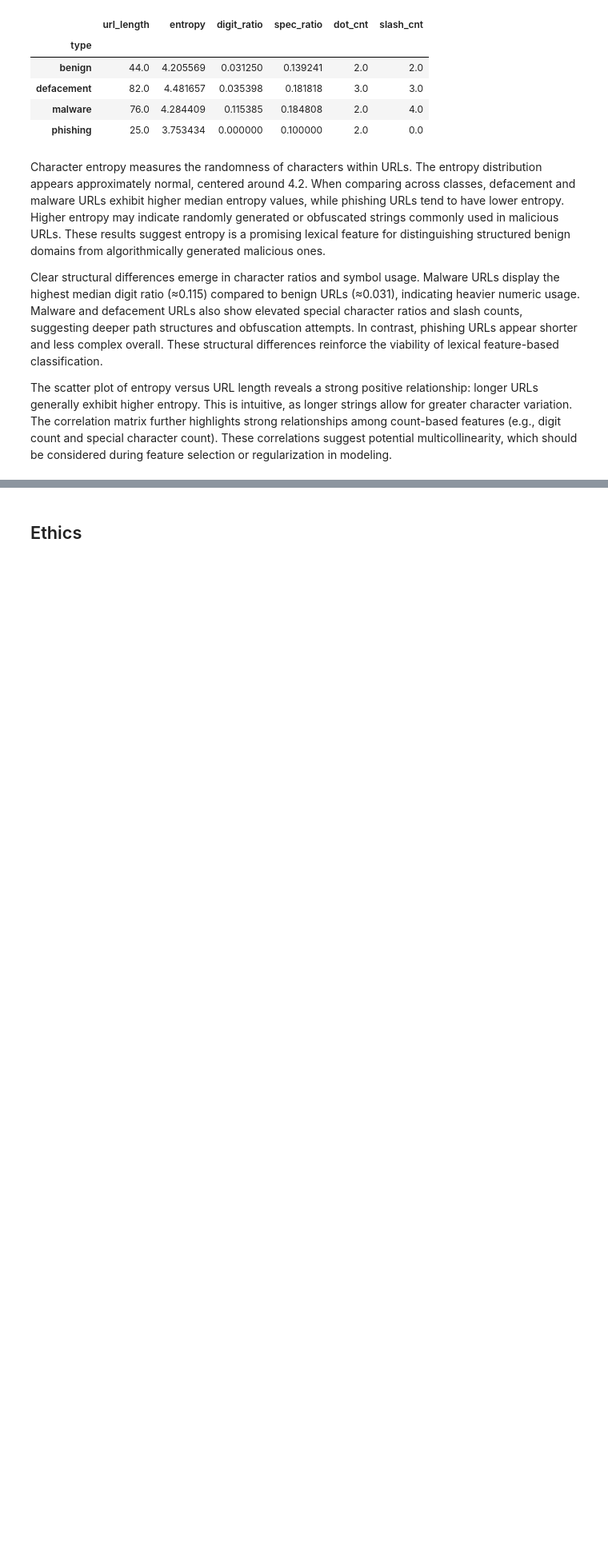
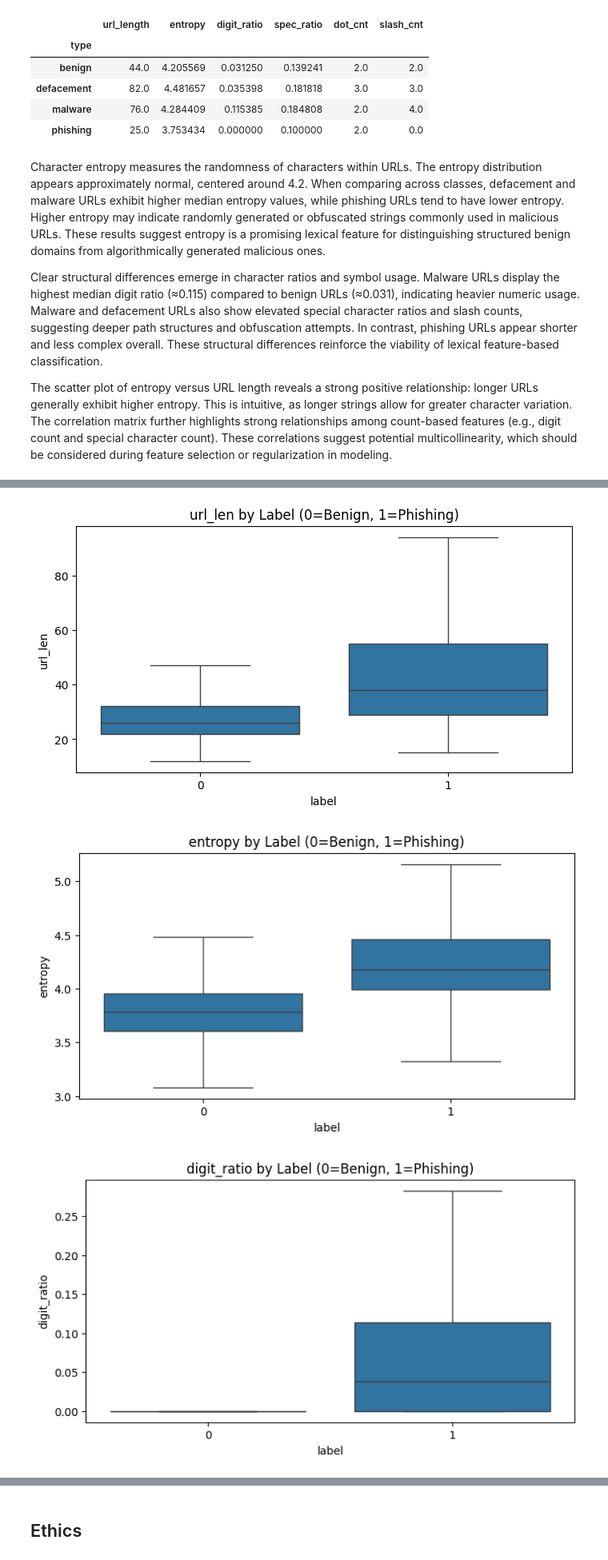
Before and after one commit to COGS108/Group132_WI26, a Jupyter notebook: 02-EDACheckpoint.ipynb, the cells around one changed output, grey strips where cells are left out. Shown at 80% size. Saved outputs shown, nothing was run; the diff lists cells and outputs as text; code cells hidden in the pictures; blank space fills up the shorter version.

```diff
--- a/02-EDACheckpoint.ipynb
+++ b/02-EDACheckpoint.ipynb
@@ -704,0 +780,17 @@ In this section, we will
+# %%
+# Bivariate Analysis: Feature Differences by Label
+# comparing feature distributions across labels to see if malicious URLs show the higher complexity tha we predicted in our hypothesis
+
+# Key features to evaluate
+features_to_plot = ["url_len", "entropy", "digit_ratio", "spec_ratio", "subdom_cnt"]
+
+for feature in features_to_plot:
+    plt.figure(figsize=(8,4))
+    # showfliers=False cause of the extreme range of outliers in URL length
+    sns.boxplot(data=df2, x="label", y=feature, showfliers=False)
+    plt.title(f"{feature} by Label (0=Benign, 1=Phishing)")
+    plt.show()
+# %% [output]
+[figure, added]
+[figure, added]
+[figure, added]
```
Also changed, not shown: parts of 13 cells of this notebook.
